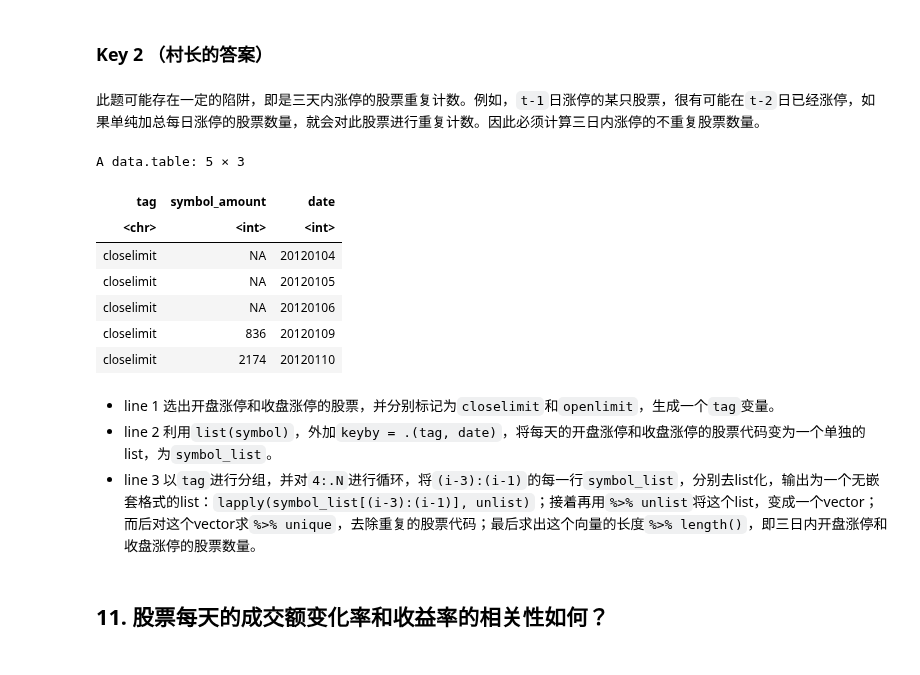
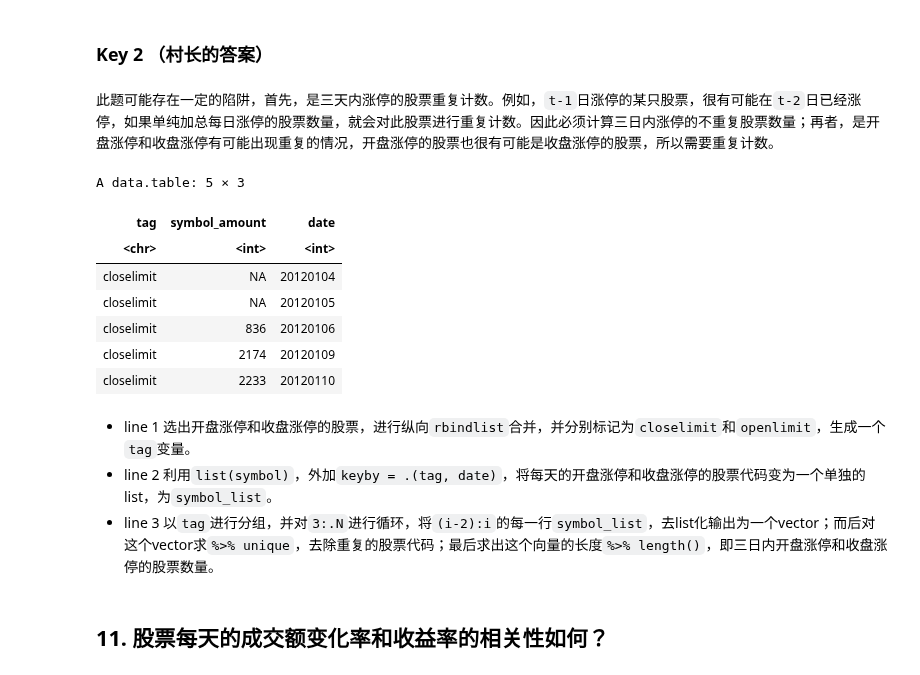
Before and after one commit to Ravin515/r-data-practice, a Jupyter notebook: answer-keys-rdt.ipynb, the cells around one changed output. Cells and saved outputs as stored; diff of their text form; code cells hidden in the pictures.

```diff
--- a/answer-keys-rdt.ipynb
+++ b/answer-keys-rdt.ipynb
@@ -359,31 +363,37 @@ A data.table: 5 × 2
 # %% [markdown]
 ### Key 2 （村长的答案）
 # %% [markdown]
-此题可能存在一定的陷阱，即是三天内涨停的股票重复计数。例如，`t-1`日涨停的某只股票，很有可能在`t-2`日已经涨停，如果单纯加总每日涨停的股票数量，就会对此股票进行重复计数。因此必须计算三日内涨停的不重复股票数量。
+此题可能存在一定的陷阱，首先，是三天内涨停的股票重复计数。例如，`t-1`日涨停的某只股票，很有可能在`t-2`日已经涨停，如果单纯加总每日涨停的股票数量，就会对此股票进行重复计数。因此必须计算三日内涨停的不重复股票数量；再者，是开盘涨停和收盘涨停有可能出现重复的情况，开盘涨停的股票也很有可能是收盘涨停的股票，所以需要重复计数。
 # %%
-data[(close/pre_close - 1) > 0.015 | (open/pre_close - 1) > 0.015, .SD, by = .(date, symbol, tag = ifelse((close/pre_close - 1) > 0.015, "closelimit", "openlimit"))
+data[,
+    rbindlist(
+        list(data[open/pre_close - 1 > 0.015,.SD
+                ][, tag := "openlimit"],
+            data[close/pre_close - 1 > 0.015,.SD
+                ][, tag := "closelimit"]),
+        use.names = T)
     ][, .(symbol_list = list(symbol)), keyby = .(tag, date)
     ][, .(symbol_amount = {
         a <- vector()
-        for (i in 4:.N) {
-            a[i] <- lapply(symbol_list[(i-3):(i-1)], unlist) %>% unlist() %>% unique() %>% length()
+        for (i in 3:.N) {
+            a[i] <- symbol_list[(i-2):i] %>% unlist() %>% unique() %>% length()
         }
         a
     }, date), keyby = .(tag)
     ][1:5]
 # %% [output]
 A data.table: 5 × 3
 | tag | symbol_amount | date |
 | <chr> | <int> | <int> |
 | closelimit | NA | 20120104 |
 | closelimit | NA | 20120105 |
-| closelimit | NA | 20120106 |
-| closelimit | 836 | 20120109 |
-| closelimit | 2174 | 20120110 |
+| closelimit | 836 | 20120106 |
+| closelimit | 2174 | 20120109 |
+| closelimit | 2233 | 20120110 |
 # %% [markdown]
-- line 1 选出开盘涨停和收盘涨停的股票，并分别标记为`closelimit`和`openlimit`，生成一个`tag`变量。
+- line 1 选出开盘涨停和收盘涨停的股票，进行纵向`rbindlist`合并，并分别标记为`closelimit`和`openlimit`，生成一个`tag`变量。
 - line 2 利用`list(symbol)`，外加`keyby = .(tag, date)`，将每天的开盘涨停和收盘涨停的股票代码变为一个单独的list，为`symbol_list`。
-- line 3 以`tag`进行分组，并对`4:.N`进行循环，将`(i-3):(i-1)`的每一行`symbol_list`，分别去list化，输出为一个无嵌套格式的list：`lapply(symbol_list[(i-3):(i-1)], unlist)`；接着再用`%>% unlist`将这个list，变成一个vector；而后对这个vector求`%>% unique`，去除重复的股票代码；最后求出这个向量的长度`%>% length()`，即三日内开盘涨停和收盘涨停的股票数量。
+- line 3 以`tag`进行分组，并对`3:.N`进行循环，将`(i-2):i`的每一行`symbol_list`，去list化输出为一个vector；而后对这个vector求`%>% unique`，去除重复的股票代码；最后求出这个向量的长度`%>% length()`，即三日内开盘涨停和收盘涨停的股票数量。
 # %% [markdown]
 ## 11. 股票每天的成交额变化率和收益率的相关性如何？
 # %% [markdown]
```
Also changed, not shown: parts of 4 cells of this notebook, 3 other files.
